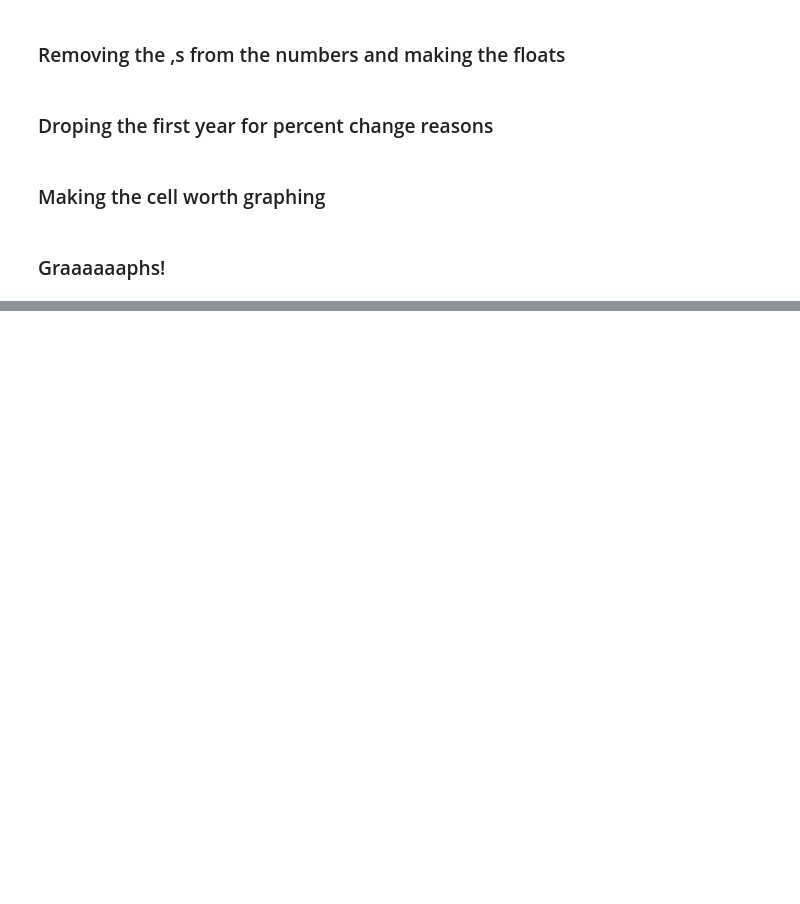
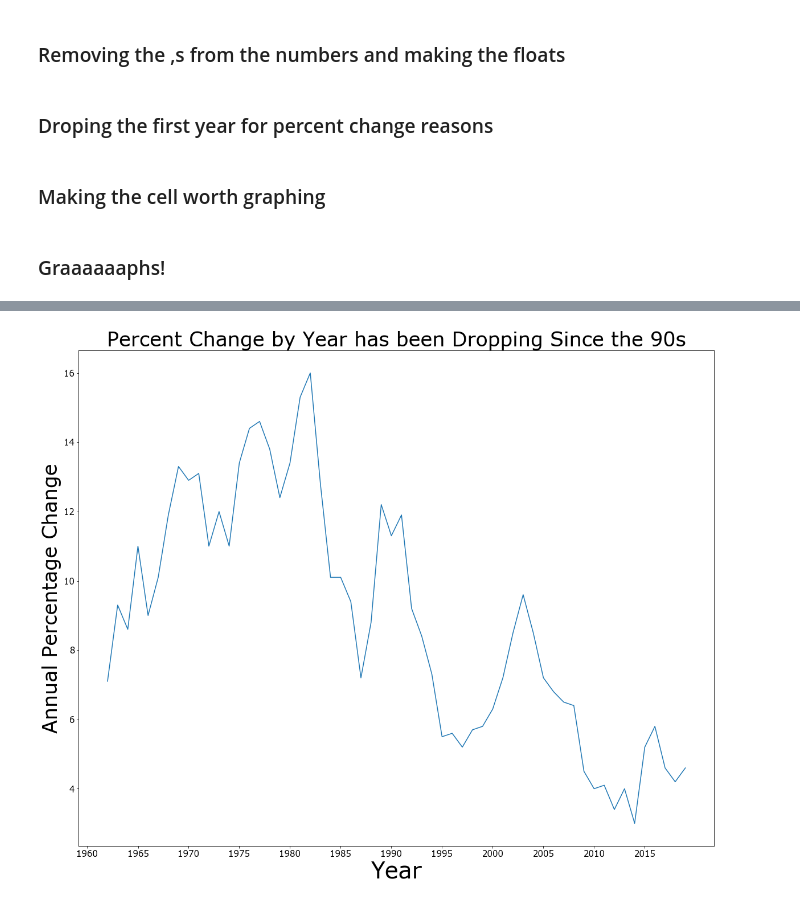
Before and after one commit to nmwhitehead/Healthcare-Costs, a Jupyter notebook: Healthcare.ipynb, the cells around one changed output, grey strips where cells are left out. Drawn from its saved outputs; the diff is of its cells as text; code cells hidden in the pictures; blank space fills up the shorter version.

```diff
--- a/Healthcare.ipynb
+++ b/Healthcare.ipynb
@@ -30,11 +51,11 @@ nhea_1960_2018.head()
 ### Removing the ,s from the numbers and making the floats
 # %%
 # Converting the columns to a string, removing the ,s from the numbers, and reconverting them to floats.
-nhea_1960_2018['National Health Expenditures (Amount in Billions)'] = nhea_1960_2018['National Health Expenditures (Amount in Billions)'].astype(str)
-nhea_1960_2018['National Health Expenditures (Amount in Billions)'] = nhea_1960_2018['National Health Expenditures (Amount in Billions)'].str.replace(',', '')
-nhea_1960_2018['National Health Expenditures (Amount in Billions)'] = nhea_1960_2018['National Health Expenditures (Amount in Billions)'].astype(float)
-nhea_1960_2018['U.S. Population1 (Millions)'] = nhea_1960_2018['U.S. Population1 (Millions)'].astype(str)
-nhea_1960_2018['U.S. Population1 (Millions)'] = nhea_1960_2018['U.S. Population1 (Millions)'].str.replace(',', '')
-nhea_1960_2018['U.S. Population1 (Millions)'] = nhea_1960_2018['U.S. Population1 (Millions)'].astype(float)
+indexed_dataset['National Health Expenditures (Amount in Billions)'] = indexed_dataset['National Health Expenditures (Amount in Billions)'].astype(str)
+indexed_dataset['National Health Expenditures (Amount in Billions)'] = indexed_dataset['National Health Expenditures (Amount in Billions)'].str.replace(',', '')
+indexed_dataset['National Health Expenditures (Amount in Billions)'] = indexed_dataset['National Health Expenditures (Amount in Billions)'].astype(float)
+indexed_dataset['U.S. Population1 (Millions)'] = indexed_dataset['U.S. Population1 (Millions)'].astype(str)
+indexed_dataset['U.S. Population1 (Millions)'] = indexed_dataset['U.S. Population1 (Millions)'].str.replace(',', '')
+indexed_dataset['U.S. Population1 (Millions)'] = indexed_dataset['U.S. Population1 (Millions)'].astype(float)
 # %%
 # No commas here, so just need to make it a float
@@ -55,0 +108,18 @@ nhea_1960_2018['Healthcare Cost Per Person'] = nhea_1960_2018['National Health E
+# %%
+plt.figure(figsize=(20,16))
+
+plt.plot(indexed_dataset['National Health Expenditures (Annual Percent Change) '])
+
+plt.title('Percent Change by Year has been Dropping Since the 90s', fontsize=35)
+
+plt.ylabel('Annual Percentage Change', fontsize=35)
+plt.yticks(fontsize=15)
+
+plt.xlabel('Year', fontsize=40)
+plt.xticks(
+    ['1960-01-01', '1965-01-01', '1970-01-01', '1975-01-01', '1980-01-01', '1985-01-01', '1990-01-01', '1995-01-01', '2000-01-01', '2005-01-01', '2010-01-01', '2015-01-01'],
+    [1960, 1965, 1970, 1975, 1980, 1985, 1990, 1995, 2000, 2005, 2010, 2015],
+    fontsize=15
+);
+# %% [output]
+[figure, added]
```
Also changed, not shown: parts of 32 cells of this notebook.
